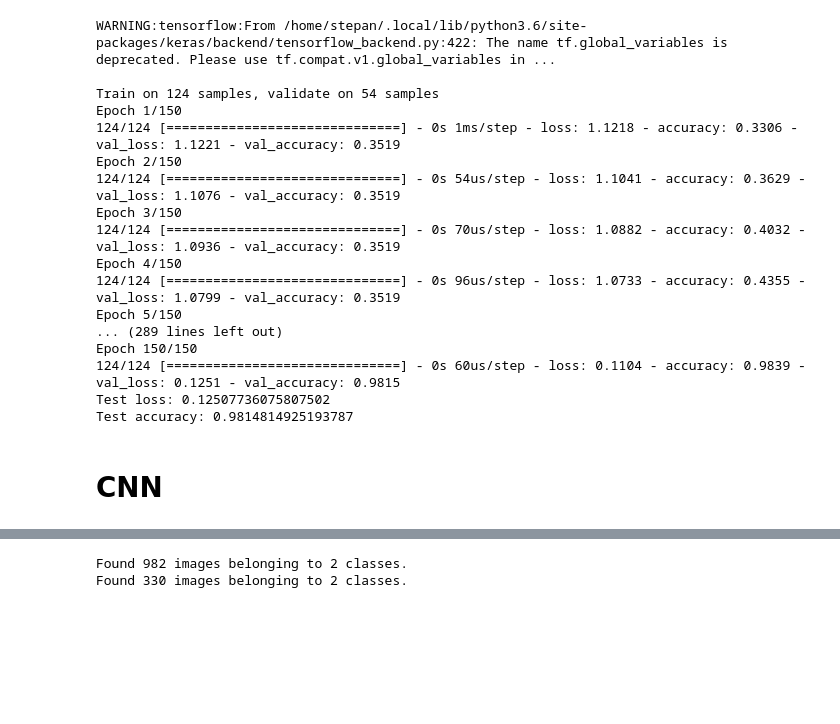
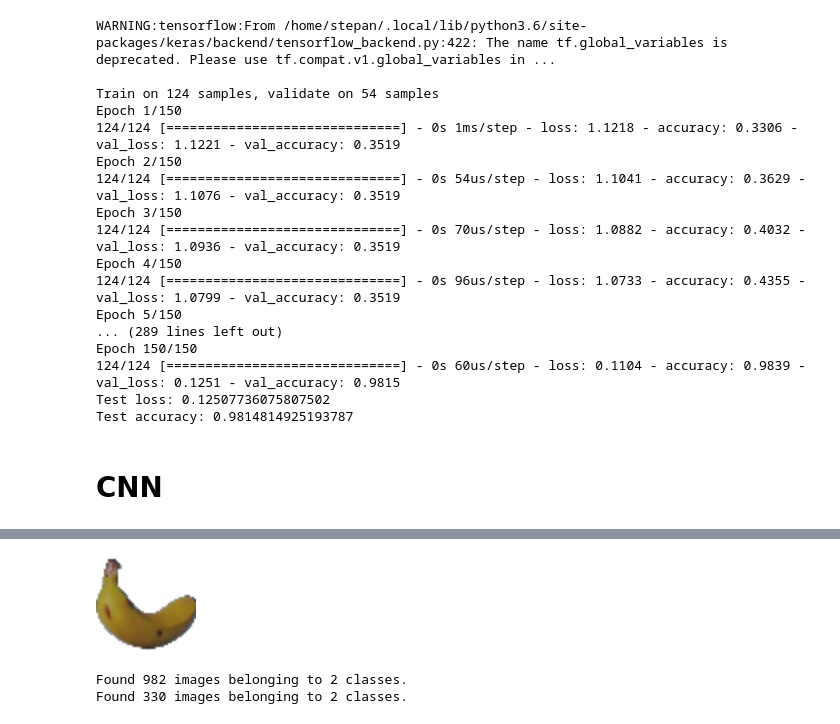
Before and after one commit to Stepess/neural_network, a Jupyter notebook: neural_networks.ipynb, the cells around one changed output, grey strips where cells are left out. Cells and saved outputs as stored; diff of their text form; code cells hidden in the pictures; blank space fills up the shorter version.

```diff
--- a/neural_networks.ipynb
+++ b/neural_networks.ipynb
@@ -145,3 +147,7 @@ fnames_banana = get_files_in_dir(train_banana_dir)
+# %%
+banana
+# %% [output]
+[figure, added]
 # %%
 from keras.preprocessing.image import ImageDataGenerator
 
```
Also changed, not shown: parts of 4 cells of this notebook.
